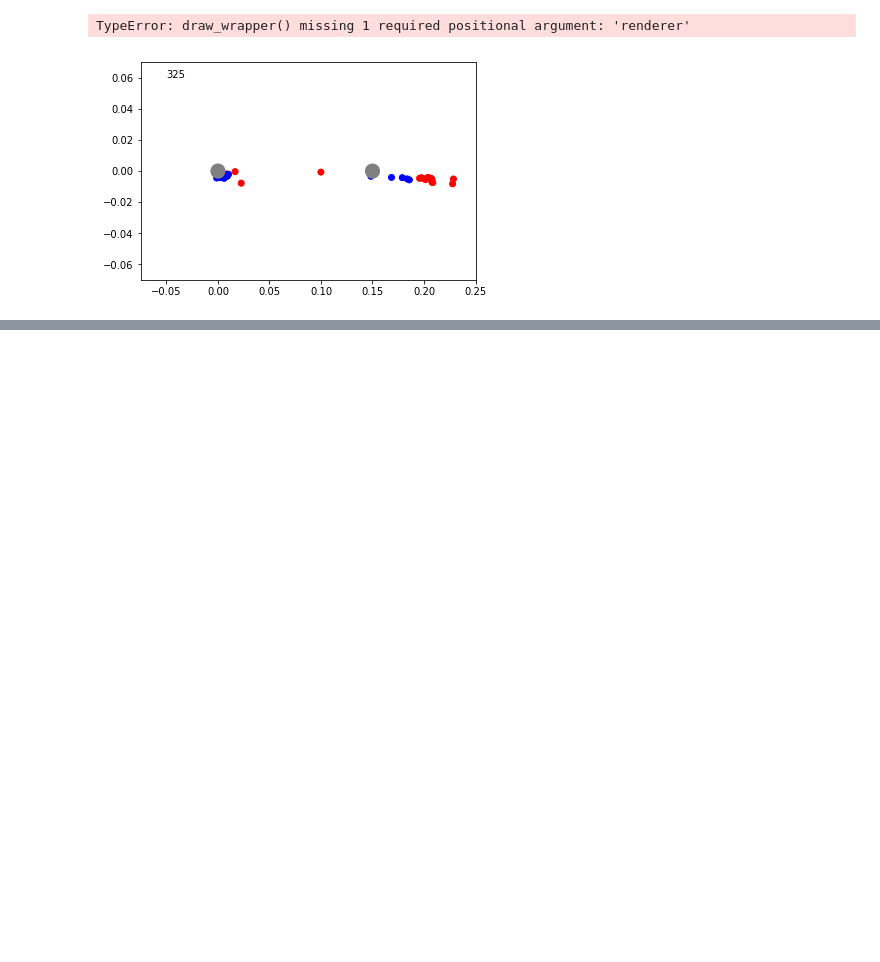
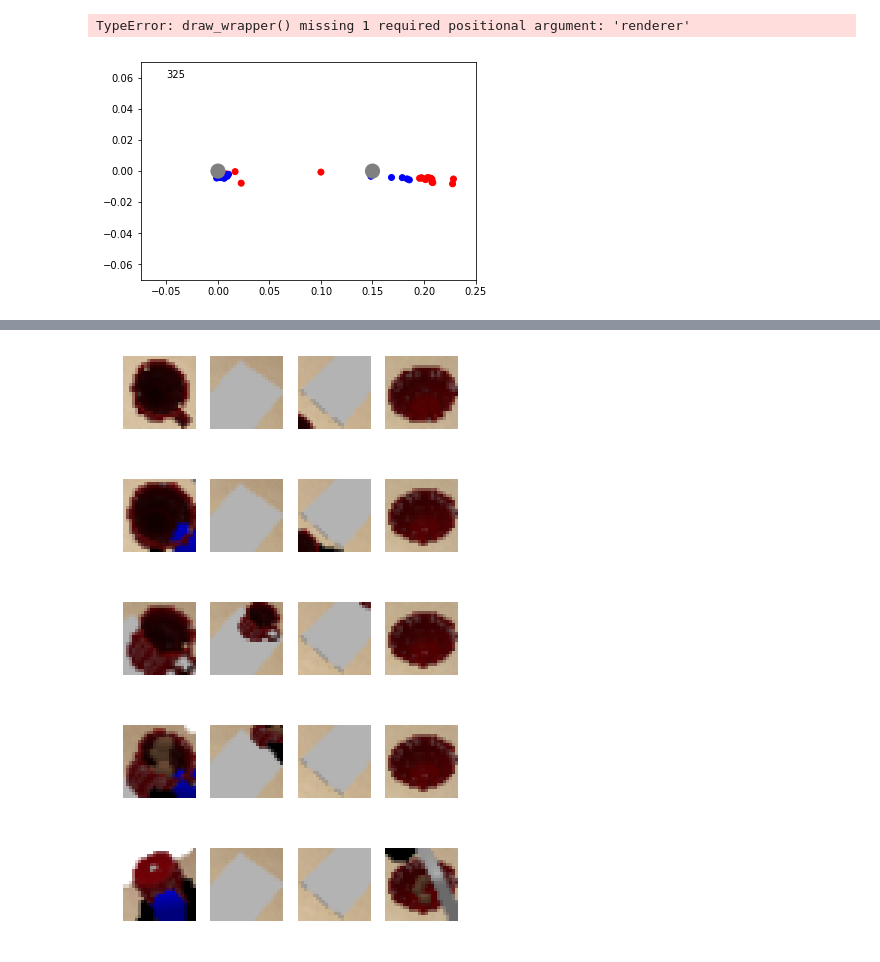
Before and after one commit to StanfordVL/iGibson, a Jupyter notebook: gibson2/envs/visualize.ipynb, the cells around one changed output, grey strips where cells are left out. Drawn from its saved outputs; the diff is of its cells as text; code cells hidden in the pictures; blank space fills up the shorter version.

Commit message:
extract crops

```diff
--- a/gibson2/envs/visualize.ipynb
+++ b/gibson2/envs/visualize.ipynb
@@ -11,7 +11,7 @@ INFO:root:Importing iGibson (gibson2 module)
 INFO:root:Assets path: /Users/danfeixu/workspace/igibson/gibson2/assets
 INFO:root:Dataset path: /Users/danfeixu/workspace/igibson/gibson2/dataset
 # %%
-h5_path = '/Users/danfeixu/workspace/igibson/'
+h5_path = '/Users/danfeixu/workspace/igibson/results/states.hdf5'
 f = h5py.File(h5_path, 'r')
 env_args = json.loads(f["data"].attrs["env_args"])
 # %%
@@ -85,0 +81,18 @@ TypeError: draw_wrapper() missing 1 required positional argument: 'renderer'
+# %%
+demo_id = "demo_0"
+mask = f["data/{}/skill_begin".format(demo_id)][:].astype(np.bool)
+mask[-1] = True
+mask_inds = np.where(mask)[0]
+for mi in mask_inds:
+    fig = plt.figure()
+    for j in range(4):
+        ax = fig.add_subplot(1, 4, j + 1)
+        ax.axis("off")
+        ax.imshow(f["data/{}/obs/image_crops".format(demo_id)][mi][j])
+    fig.canvas.draw()
+# %% [output]
+[figure, added]
+[figure, added]
+[figure, added]
+[figure, added]
+[figure, added]
```
Also changed, not shown: parts of 1 cell of this notebook, 4 other files.
